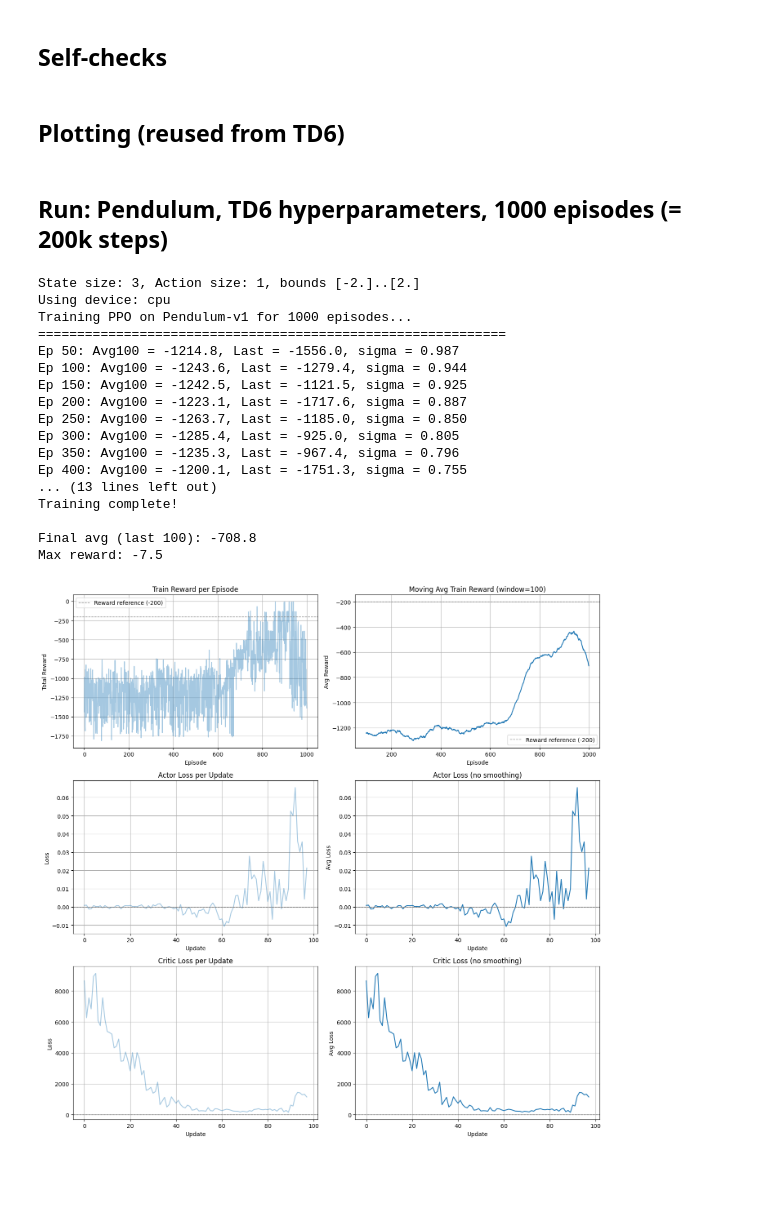
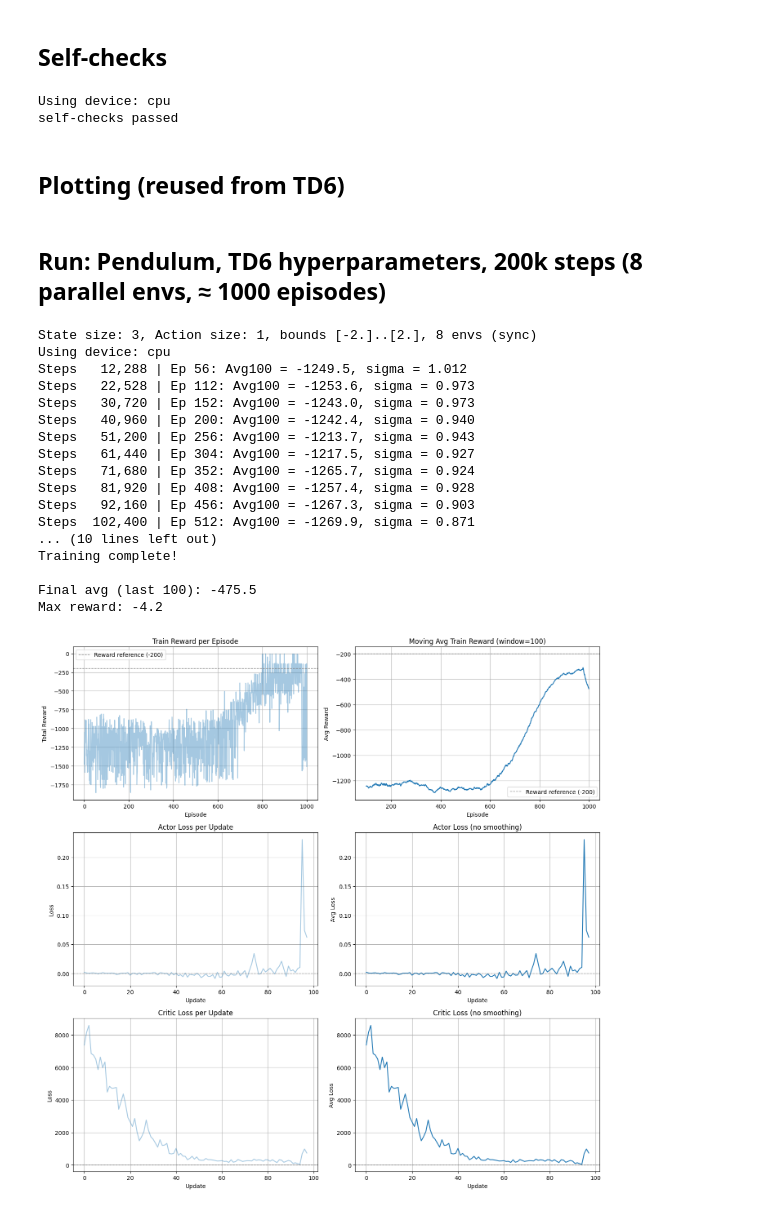
Before and after one commit to enzontl/evogym-coevolution, a Jupyter notebook: notebooks/01_ppo_continuous_pendulum.ipynb, the cells around one changed output. Drawn from its saved outputs; the diff is of its cells as text; code cells hidden in the pictures; blank space fills up the shorter version.

Commit message:
Step B: parallel environments in ppo.py (vectorised buffers and GAE, final_obs bootstrap); plan: terrains and visuals

```diff
--- a/notebooks/01_ppo_continuous_pendulum.ipynb
+++ b/notebooks/01_ppo_continuous_pendulum.ipynb
@@ -43,6 +43,25 @@ _rms, _data = RunningMeanStd(), np.random.randn(1000) * 3 + 5
 for chunk in np.split(_data, 10):
     _rms.update(chunk)
 assert abs(_rms.mean - _data.mean()) < 1e-3 and abs(_rms.var - _data.var()) < 1e-2
+
+# Vectorised GAE (T, n_envs) == TD6 scalar recursion, column by column
+_ag = PPOAgent(state_size=3, action_size=1)
+_rng = np.random.default_rng(0)
+_R, _V, _D, _nv = _rng.normal(size=(7, 2)), _rng.normal(size=(7, 2)), _rng.random((7, 2)) < 0.3, _rng.normal(size=2)
+_ag.rewards, _ag.values, _ag.dones = list(_R), list(_V), list(_D)
+_ret, _adv = _ag.compute_gae(_nv)
+for j in range(2):
+    gae, ref = 0.0, np.zeros(7)
+    vals = np.append(_V[:, j], _nv[j])
+    for t in reversed(range(7)):
+        delta = _R[t, j] + 0.99 * vals[t + 1] * (1 - _D[t, j]) - vals[t]
+        gae = delta + 0.99 * 0.95 * (1 - _D[t, j]) * gae
+        ref[t] = gae
+    assert np.allclose(_adv[:, j], ref, atol=1e-5) and np.allclose(_ret[:, j], ref + _V[:, j], atol=1e-5)
+print("self-checks passed")
+# %% [output]
+Using device: cpu
+self-checks passed
 # %% [markdown]
 ## Plotting (reused from TD6)
 # %%
@@ -117,39 +136,39 @@ def plot_results(
         fig.savefig(save_path, dpi=150)
     plt.show()
 # %% [markdown]
-## Run: Pendulum, TD6 hyperparameters, 1000 episodes (= 200k steps)
+## Run: Pendulum, TD6 hyperparameters, 200k steps (8 parallel envs, ≈ 1000 episodes)
 # %%
 seed = 31
 agent, rewards, actor_losses, critic_losses, stds = train_agent(
-    episodes=1000, update_freq=2048, env_id="Pendulum-v1", seed=seed,
+    total_steps=200_000, update_freq=2048, n_envs=8, vectorization="sync", env_id="Pendulum-v1", seed=seed,
     lr=3e-4, gamma=0.99, gae_lambda=0.95, entropy_beta=0.0,
     clip_epsilon=0.2, ppo_epochs=10, batch_size=64,
 )
 print(f"\nFinal avg (last 100): {np.mean(rewards[-100:]):.1f}")
 print(f"Max reward: {max(rewards):.1f}")
 
 Path("../figures").mkdir(exist_ok=True)
 plot_results(rewards, actor_losses=actor_losses, critic_losses=critic_losses,
              solved_y=-200, save_path="../figures/01_pendulum_td6_defaults.png")
 # %% [output]
-State size: 3, Action size: 1, bounds [-2.]..[2.]
+State size: 3, Action size: 1, bounds [-2.]..[2.], 8 envs (sync)
 Using device: cpu
-Training PPO on Pendulum-v1 for 1000 episodes...
-============================================================
-Ep 50: Avg100 = -1214.8, Last = -1556.0, sigma = 0.987
-Ep 100: Avg100 = -1243.6, Last = -1279.4, sigma = 0.944
-Ep 150: Avg100 = -1242.5, Last = -1121.5, sigma = 0.925
-Ep 200: Avg100 = -1223.1, Last = -1717.6, sigma = 0.887
-Ep 250: Avg100 = -1263.7, Last = -1185.0, sigma = 0.850
-Ep 300: Avg100 = -1285.4, Last = -925.0, sigma = 0.805
-Ep 350: Avg100 = -1235.3, Last = -967.4, sigma = 0.796
-Ep 400: Avg100 = -1200.1, Last = -1751.3, sigma = 0.755
-... (13 lines left out)
+Steps   12,288 | Ep 56: Avg100 = -1249.5, sigma = 1.012
+Steps   22,528 | Ep 112: Avg100 = -1253.6, sigma = 0.973
+Steps   30,720 | Ep 152: Avg100 = -1243.0, sigma = 0.973
+Steps   40,960 | Ep 200: Avg100 = -1242.4, sigma = 0.940
+Steps   51,200 | Ep 256: Avg100 = -1213.7, sigma = 0.943
+Steps   61,440 | Ep 304: Avg100 = -1217.5, sigma = 0.927
+Steps   71,680 | Ep 352: Avg100 = -1265.7, sigma = 0.924
+Steps   81,920 | Ep 408: Avg100 = -1257.4, sigma = 0.928
+Steps   92,160 | Ep 456: Avg100 = -1267.3, sigma = 0.903
+Steps  102,400 | Ep 512: Avg100 = -1269.9, sigma = 0.871
+... (10 lines left out)
 Training complete!
 
-Final avg (last 100): -708.8
-Max reward: -7.5
+Final avg (last 100): -475.5
+Max reward: -4.2
-[figure, old version]
+[figure, new version]
 # %%
 plt.figure(figsize=(6, 3))
 plt.plot(stds)
```
Also changed, not shown: parts of 5 cells of this notebook, 4 other files.
